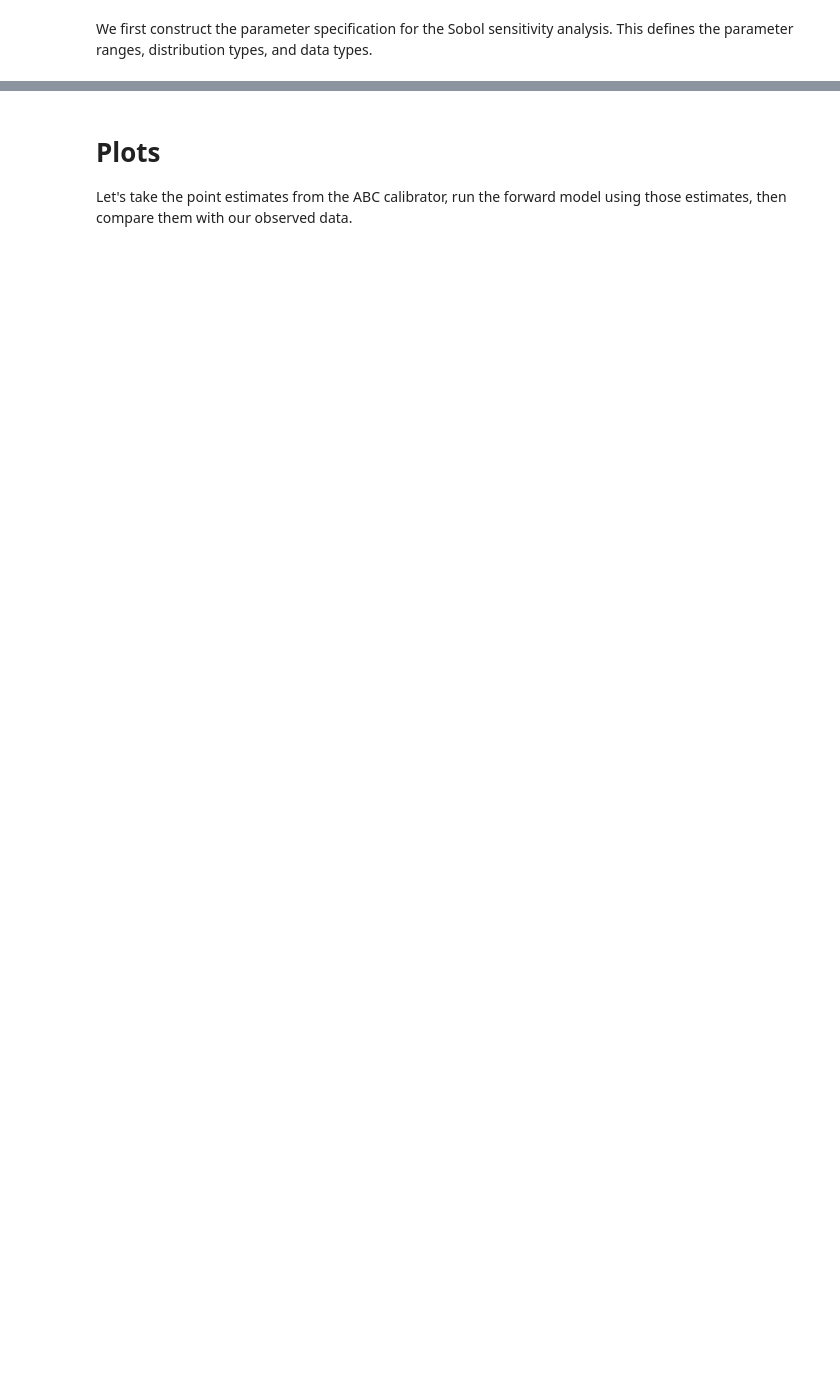
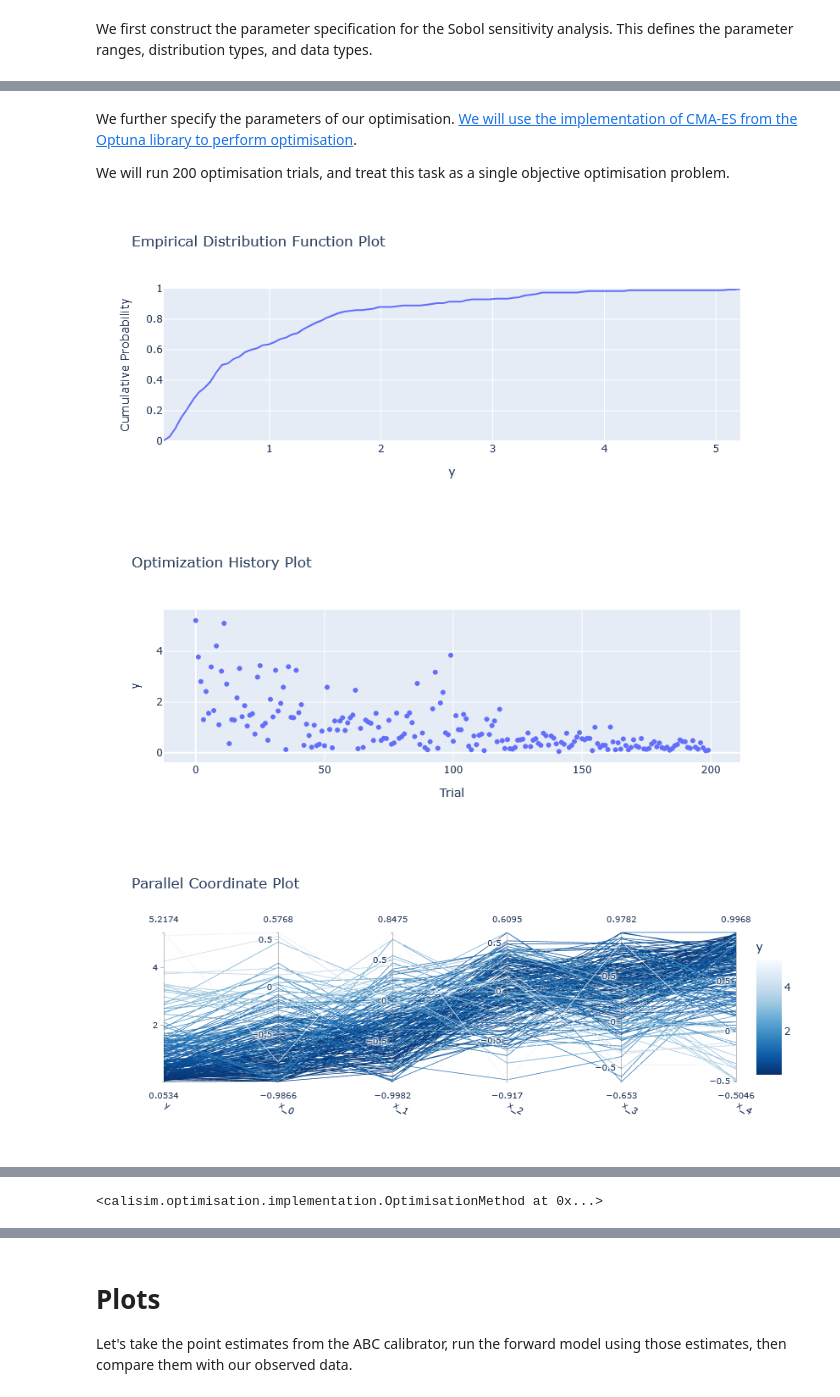
Before and after one commit to Plant-Food-Research-Open/calisim-examples-workshop-material, a Jupyter notebook: workshop/1_linear_regression/1_linear_regression_calibration.ipynb, the cells around one changed output, grey strips where cells are left out. Drawn from its saved outputs; the diff is of its cells as text; code cells hidden in the pictures; blank space fills up the shorter version.

```diff
--- a/workshop/1_linear_regression/1_linear_regression_calibration.ipynb
+++ b/workshop/1_linear_regression/1_linear_regression_calibration.ipynb
@@ -261,0 +234,28 @@ calibrator.specify().execute().analyze()
+# %% [markdown]
+We further specify the parameters of our optimisation. [We will use the implementation of CMA-ES from the Optuna library to perform optimisation](https://optuna.org/).
+
+We will run 200 optimisation trials, and treat this task as a single objective optimisation problem.
+# %%
+import optuna
+optuna.logging.set_verbosity(optuna.logging.WARNING)
+
+specification = OptimisationMethodModel(
+	experiment_name="optuna_optimisation",
+	parameter_spec=parameter_spec,
+	observed_data=observed_df.y.values,
+	method="cmaes",
+	directions=["minimize"],
+	output_labels=["y"],
+	n_iterations=200,
+    n_jobs=-1,
+    verbose=False
+)
+
+calibrator = OptimisationMethod(
+	calibration_func=objective, specification=specification, engine="optuna"
+)
+calibrator.specify().execute().analyze()
+# %% [output]
+[figure, added]
+[figure, added]
+[figure, added]
@@ -261,0 +264 @@ calibrator.specify().execute().analyze()
+<calisim.optimisation.implementation.OptimisationMethod at 0x...>
```
Also changed, not shown: parts of 28 cells of this notebook.
